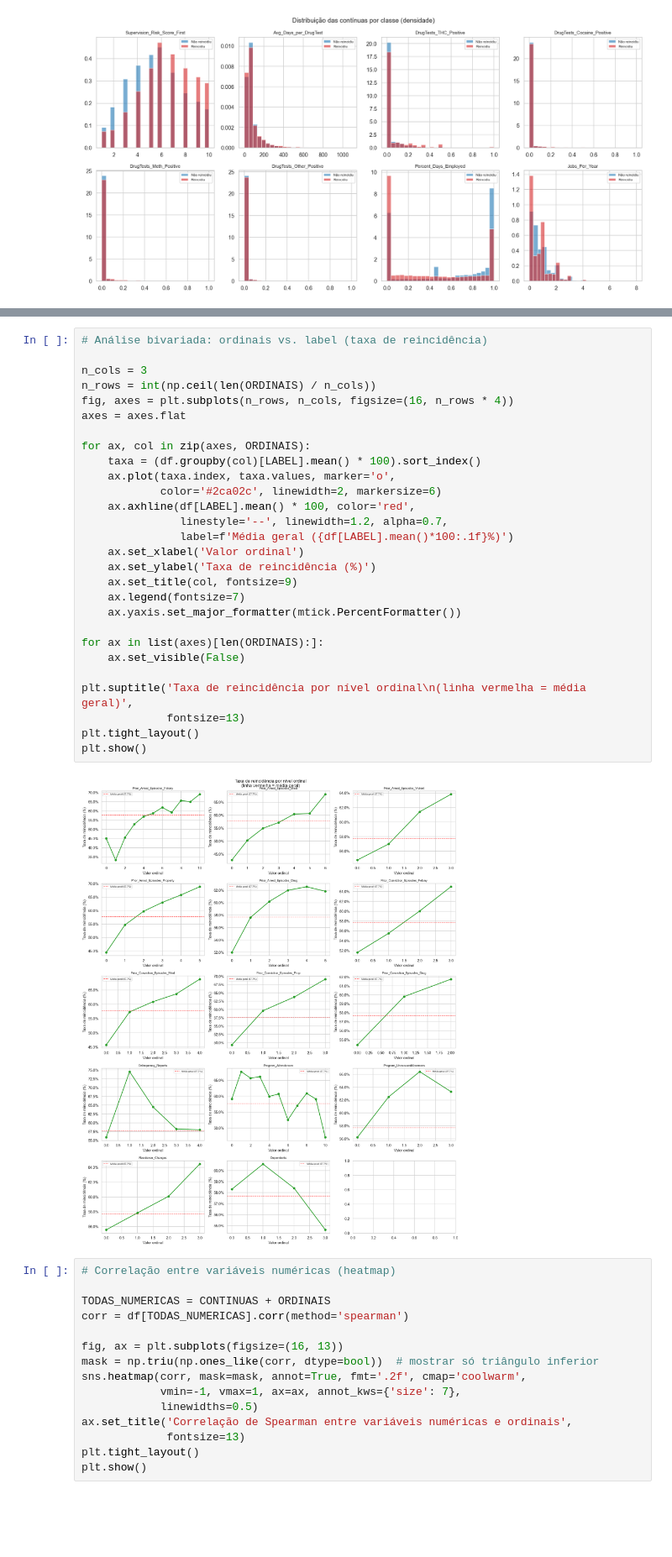
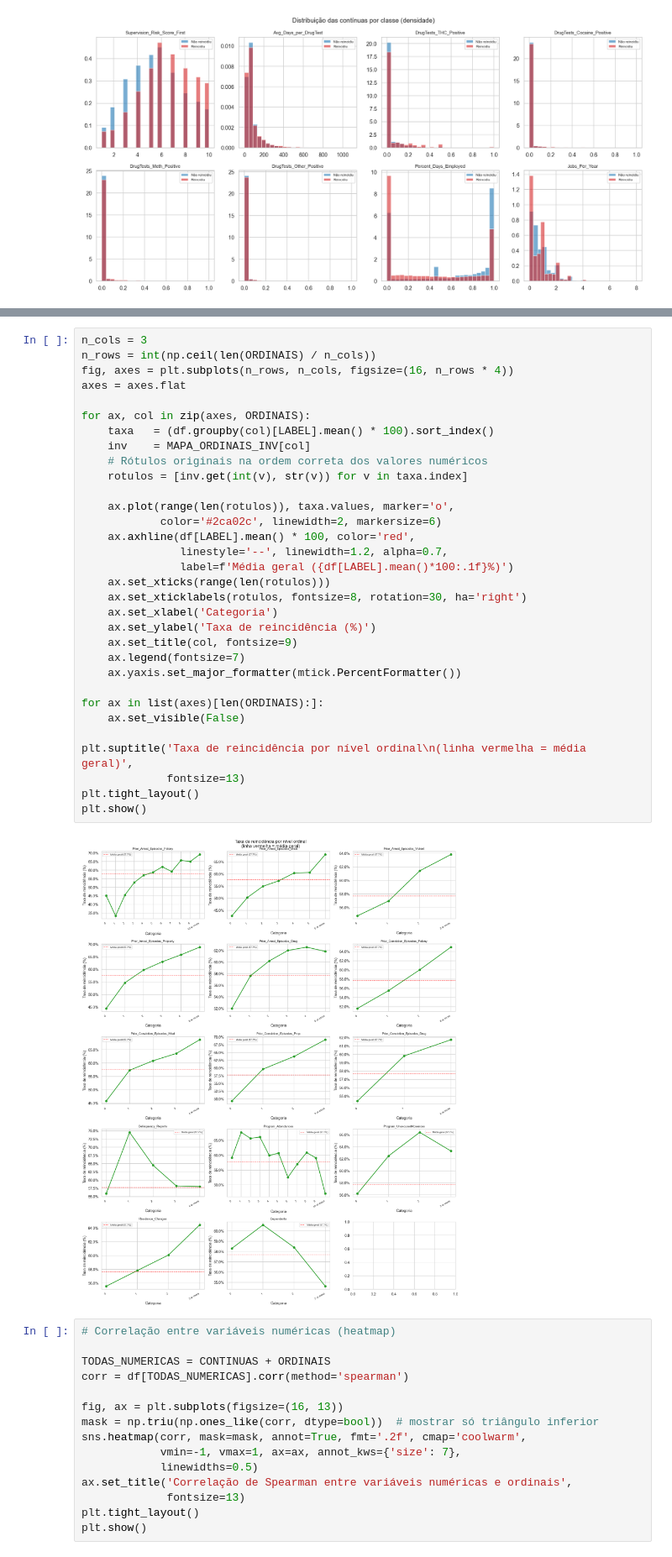
Before and after one commit to glebsonmac/datamining_master_degree_project, a Jupyter notebook: apresentacao.ipynb, the cells around one changed output, grey strips where cells are left out. Shown at 84% size. Drawn from its saved outputs; the diff is of its cells as text; blank space fills up the shorter version.

Commit message:
ajustando graficos da analise univariada e bivariada

```diff
--- a/apresentacao.ipynb
+++ b/apresentacao.ipynb
@@ -656,33 +669,37 @@ plt.show()
-# %%
-# Análise bivariada: ordinais vs. label (taxa de reincidência)
-
-n_cols = 3
-n_rows = int(np.ceil(len(ORDINAIS) / n_cols))
-fig, axes = plt.subplots(n_rows, n_cols, figsize=(16, n_rows * 4))
-axes = axes.flat
-
-for ax, col in zip(axes, ORDINAIS):
-    taxa = (df.groupby(col)[LABEL].mean() * 100).sort_index()
-    ax.plot(taxa.index, taxa.values, marker='o',
-            color='#2ca02c', linewidth=2, markersize=6)
-    ax.axhline(df[LABEL].mean() * 100, color='red',
-               linestyle='--', linewidth=1.2, alpha=0.7,
-               label=f'Média geral ({df[LABEL].mean()*100:.1f}%)')
-    ax.set_xlabel('Valor ordinal')
-    ax.set_ylabel('Taxa de reincidência (%)')
-    ax.set_title(col, fontsize=9)
-    ax.legend(fontsize=7)
-    ax.yaxis.set_major_formatter(mtick.PercentFormatter())
-
-for ax in list(axes)[len(ORDINAIS):]:
-    ax.set_visible(False)
-
-plt.suptitle('Taxa de reincidência por nível ordinal\n(linha vermelha = média geral)',
-             fontsize=13)
-plt.tight_layout()
-plt.show()
-# %% [output]
-[figure, removed]
+# %%
+n_cols = 3
+n_rows = int(np.ceil(len(ORDINAIS) / n_cols))
+fig, axes = plt.subplots(n_rows, n_cols, figsize=(16, n_rows * 4))
+axes = axes.flat
+
+for ax, col in zip(axes, ORDINAIS):
+    taxa   = (df.groupby(col)[LABEL].mean() * 100).sort_index()
+    inv    = MAPA_ORDINAIS_INV[col]
+    # Rótulos originais na ordem correta dos valores numéricos
+    rotulos = [inv.get(int(v), str(v)) for v in taxa.index]
+
+    ax.plot(range(len(rotulos)), taxa.values, marker='o',
+            color='#2ca02c', linewidth=2, markersize=6)
+    ax.axhline(df[LABEL].mean() * 100, color='red',
+               linestyle='--', linewidth=1.2, alpha=0.7,
+               label=f'Média geral ({df[LABEL].mean()*100:.1f}%)')
+    ax.set_xticks(range(len(rotulos)))
+    ax.set_xticklabels(rotulos, fontsize=8, rotation=30, ha='right')
+    ax.set_xlabel('Categoria')
+    ax.set_ylabel('Taxa de reincidência (%)')
+    ax.set_title(col, fontsize=9)
+    ax.legend(fontsize=7)
+    ax.yaxis.set_major_formatter(mtick.PercentFormatter())
+
+for ax in list(axes)[len(ORDINAIS):]:
+    ax.set_visible(False)
+
+plt.suptitle('Taxa de reincidência por nível ordinal\n(linha vermelha = média geral)',
+             fontsize=13)
+plt.tight_layout()
+plt.show()
+# %% [output]
+[figure, added]
 # %%
 # Correlação entre variáveis numéricas (heatmap)
 
```
Also changed, not shown: parts of 9 cells of this notebook.
